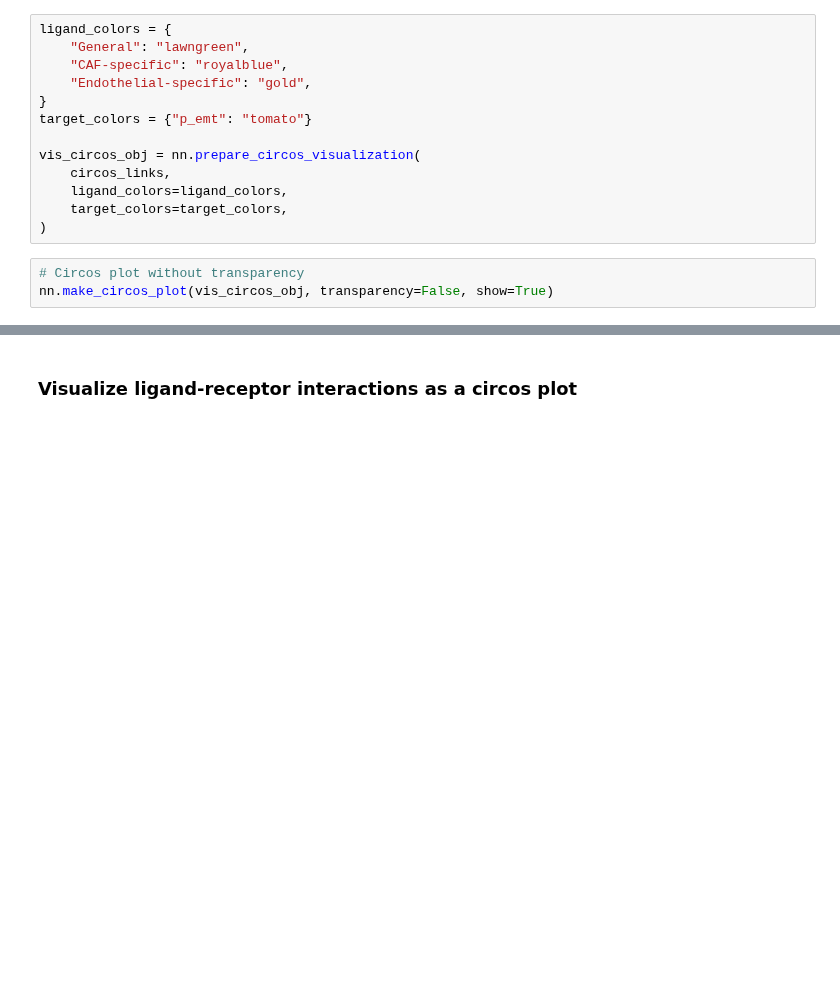
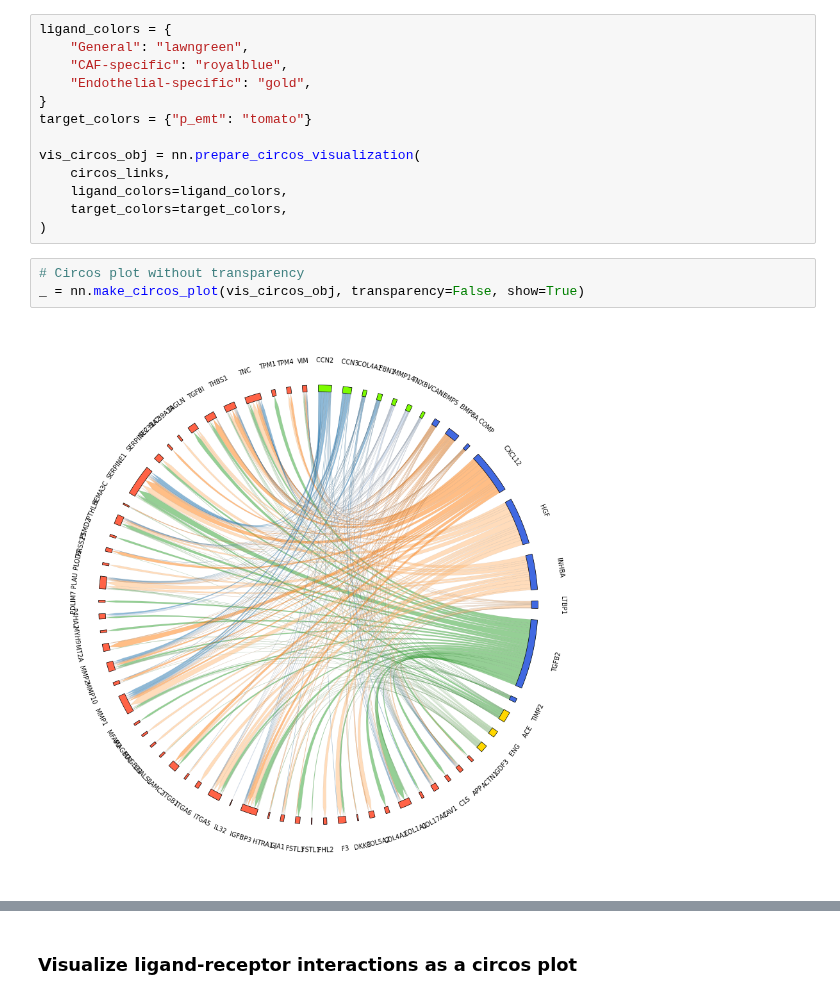
Before and after one commit to Bio-Babel/Nichenet-python, a Jupyter notebook: tutorials/circos.ipynb, the cells around one changed output, grey strips where cells are left out. Saved outputs shown, nothing was run; the diff lists cells and outputs as text; blank space fills up the shorter version.

Commit message:
update tutorial notebooks with refreshed outputs
Re-run all 9 tutorial notebooks to reflect current library behavior
including wrapper figure generation and updated figsize defaults.

```diff
--- a/tutorials/circos.ipynb
+++ b/tutorials/circos.ipynb
@@ -186,6 +203,8 @@ vis_circos_obj = nn.prepare_circos_visualization(
 )
 # %%
 # Circos plot without transparency
-nn.make_circos_plot(vis_circos_obj, transparency=False, show=True)
+_ = nn.make_circos_plot(vis_circos_obj, transparency=False, show=True)
+# %% [output]
+[figure, added]
 # %%
 # Circos plot with transparency
```
Also changed, not shown: parts of 8 cells of this notebook, 8 other files.
